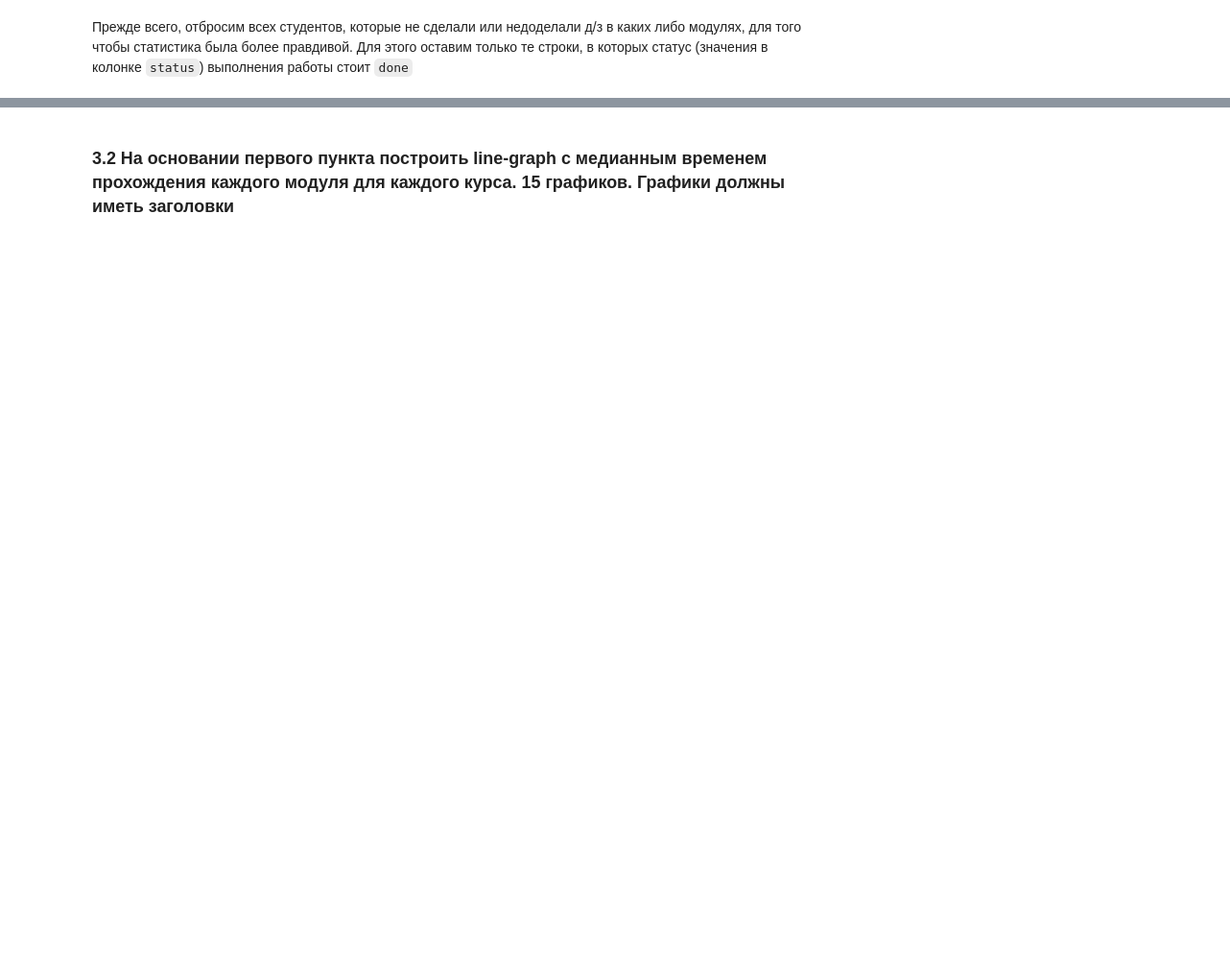
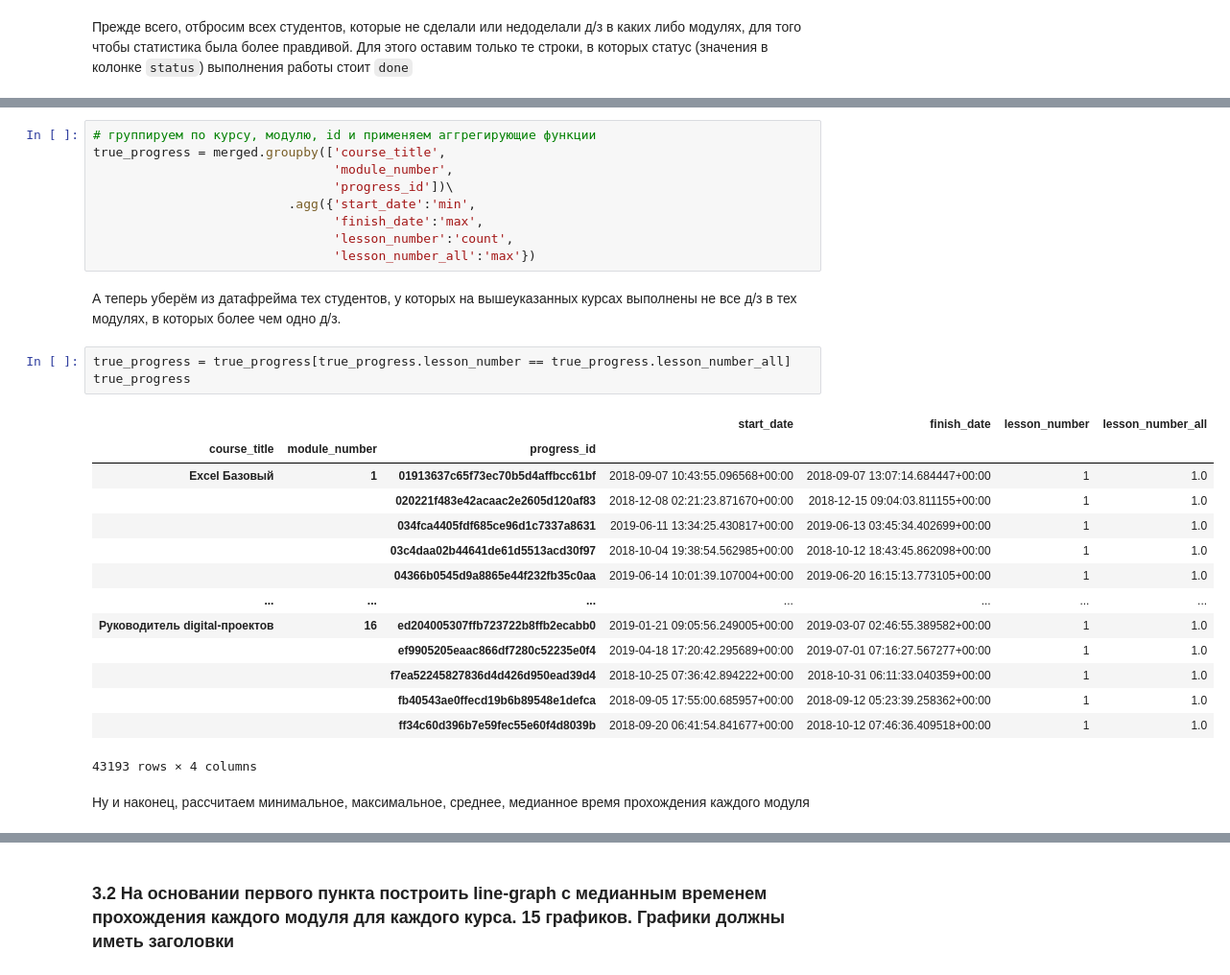
Before and after one commit to greymetall/data_science, a Jupyter notebook: Coursework#1/Coursework_analytics_1.ipynb, the cells around one changed output, grey strips where cells are left out. Shown at 96% size. Drawn from its saved outputs; the diff is of its cells as text; blank space fills up the shorter version.

```diff
--- a/Coursework#1/Coursework_analytics_1.ipynb
+++ b/Coursework#1/Coursework_analytics_1.ipynb
@@ -1312,0 +977,31 @@ df_passing_modules.agg
+# %%
+# группируем по курсу, модулю, id и применяем аггрегирующие функции
+true_progress = merged.groupby(['course_title',
+                                'module_number',
+                                'progress_id'])\
+                          .agg({'start_date':'min',
+                                'finish_date':'max',
+                                'lesson_number':'count',
+                                'lesson_number_all':'max'})
+# %% [markdown]
+А теперь уберём из датафрейма тех студентов, у которых на вышеуказанных курсах выполнены не все д/з в тех модулях, в которых более чем одно д/з.
+# %%
+true_progress = true_progress[true_progress.lesson_number == true_progress.lesson_number_all]
+true_progress
+# %% [output]
+|  |  |  | start_date | finish_date | lesson_number | lesson_number_all |
+| course_title | module_number | progress_id |  |  |  |  |
+| Excel Базовый | 1 | 01913637c65f73ec70b5d4affbcc61bf | 2018-09-07 10:43:55.096568+00:00 | 2018-09-07 13:07:14.684447+00:00 | 1 | 1.0 |
+|  |  | 020221f483e42acaac2e2605d120af83 | 2018-12-08 02:21:23.871670+00:00 | 2018-12-15 09:04:03.811155+00:00 | 1 | 1.0 |
+|  |  | 034fca4405fdf685ce96d1c7337a8631 | 2019-06-11 13:34:25.430817+00:00 | 2019-06-13 03:45:34.402699+00:00 | 1 | 1.0 |
+|  |  | 03c4daa02b44641de61d5513acd30f97 | 2018-10-04 19:38:54.562985+00:00 | 2018-10-12 18:43:45.862098+00:00 | 1 | 1.0 |
+|  |  | 04366b0545d9a8865e44f232fb35c0aa | 2019-06-14 10:01:39.107004+00:00 | 2019-06-20 16:15:13.773105+00:00 | 1 | 1.0 |
+| ... | ... | ... | ... | ... | ... | ... |
+| Руководитель digital-проектов | 16 | ed204005307ffb723722b8ffb2ecabb0 | 2019-01-21 09:05:56.249005+00:00 | 2019-03-07 02:46:55.389582+00:00 | 1 | 1.0 |
+|  |  | ef9905205eaac866df7280c52235e0f4 | 2019-04-18 17:20:42.295689+00:00 | 2019-07-01 07:16:27.567277+00:00 | 1 | 1.0 |
+|  |  | f7ea52245827836d4d426d950ead39d4 | 2018-10-25 07:36:42.894222+00:00 | 2018-10-31 06:11:33.040359+00:00 | 1 | 1.0 |
+|  |  | fb40543ae0ffecd19b6b89548e1defca | 2018-09-05 17:55:00.685957+00:00 | 2018-09-12 05:23:39.258362+00:00 | 1 | 1.0 |
+|  |  | ff34c60d396b7e59fec55e60f4d8039b | 2018-09-20 06:41:54.841677+00:00 | 2018-10-12 07:46:36.409518+00:00 | 1 | 1.0 |
+43193 rows × 4 columns
+# %% [markdown]
+Ну и наконец, рассчитаем минимальное, максимальное, среднее, медианное время прохождения каждого модуля
```
Also changed, not shown: parts of 62 cells of this notebook.
